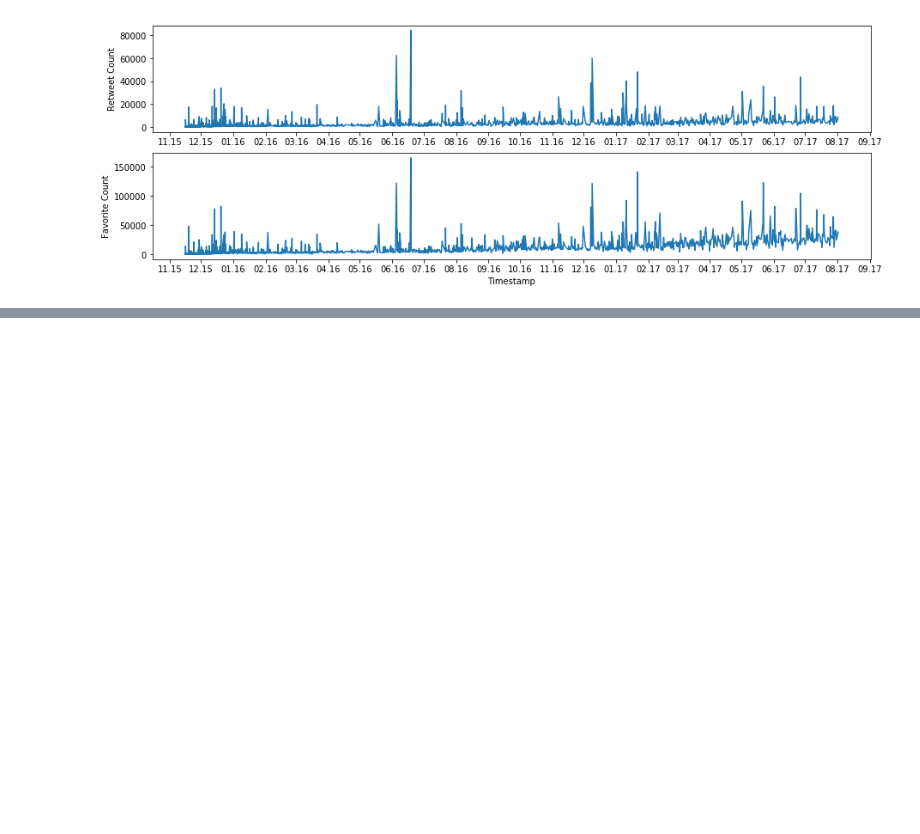
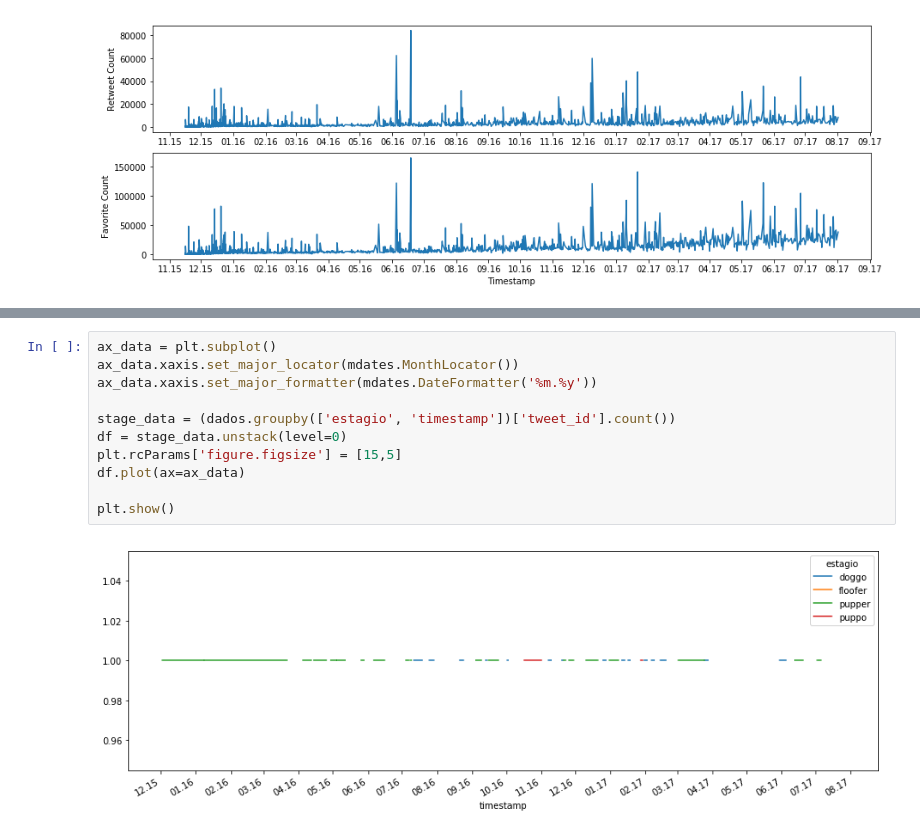
Before and after one commit to samaraluyza/WeRateDogs, a Jupyter notebook: wrangle_act.ipynb, the cells around one changed output, grey strips where cells are left out. Drawn from its saved outputs; the diff is of its cells as text; blank space fills up the shorter version.

```diff
--- a/wrangle_act.ipynb
+++ b/wrangle_act.ipynb
@@ -615,0 +632,13 @@ serie_ret.plot.bar()
+# %%
+ax_data = plt.subplot()
+ax_data.xaxis.set_major_locator(mdates.MonthLocator())
+ax_data.xaxis.set_major_formatter(mdates.DateFormatter('%m.%y'))
+
+stage_data = (dados.groupby(['estagio', 'timestamp'])['tweet_id'].count())
+df = stage_data.unstack(level=0)
+plt.rcParams['figure.figsize'] = [15,5]
+df.plot(ax=ax_data)
+
+plt.show()
+# %% [output]
+[figure, added]
```
Also changed, not shown: parts of 9 cells of this notebook, 1 other file.
